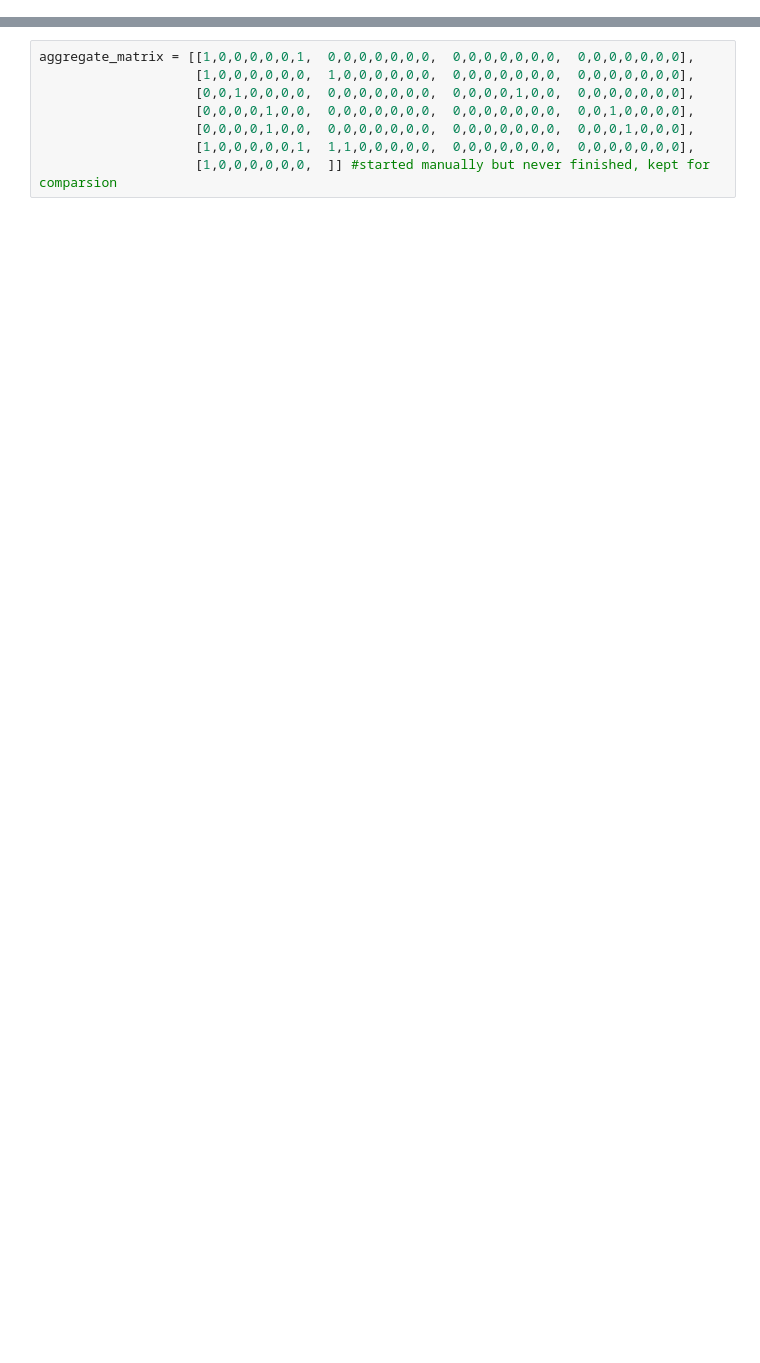
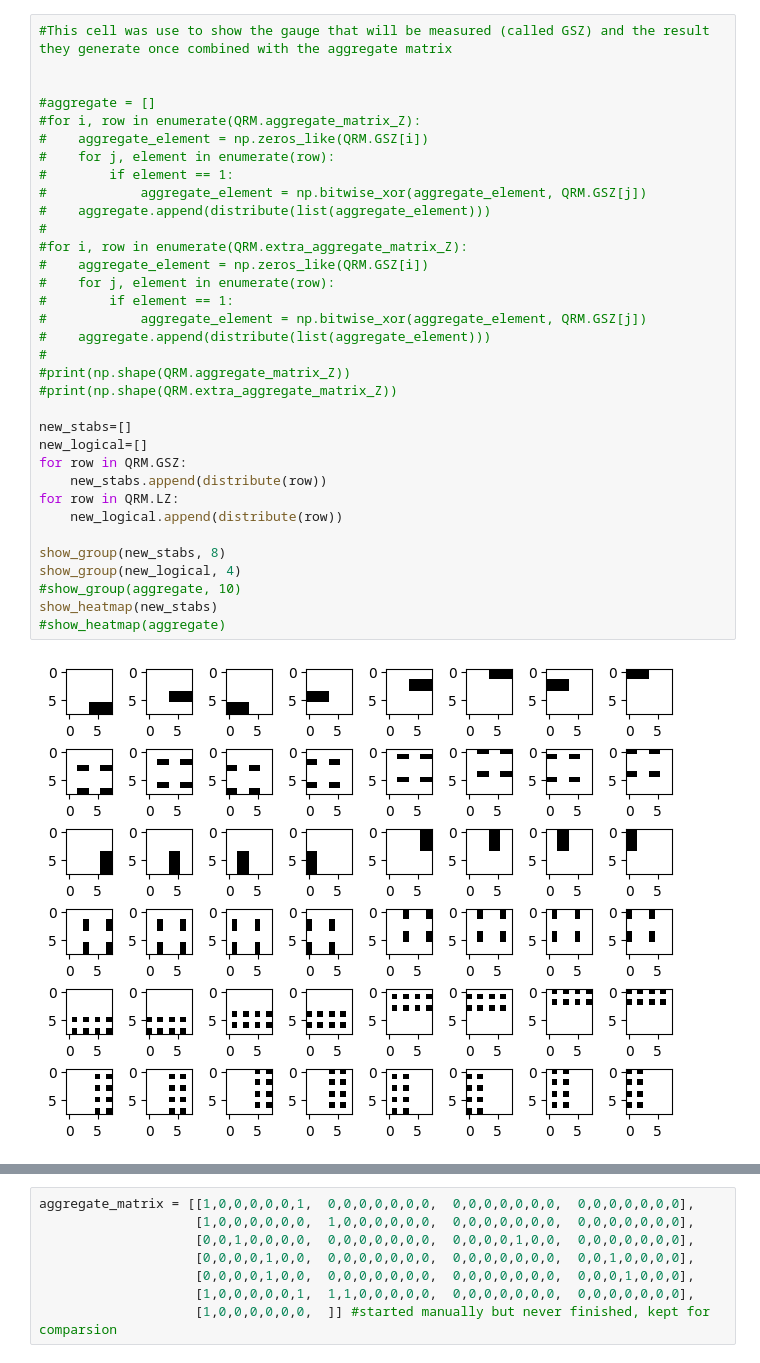
Before and after one commit to Calugorron/LDPC-RM-code, a Jupyter notebook: Gauge_search.ipynb, the cells around one changed output, grey strips where cells are left out. Cells and saved outputs as stored; diff of their text form; blank space fills up the shorter version.

```diff
--- a/Gauge_search.ipynb
+++ b/Gauge_search.ipynb
@@ -74,0 +150,36 @@ All stabilizers have weight reduced from the gauges
+# %%
+#This cell was use to show the gauge that will be measured (called GSZ) and the result they generate once combined with the aggregate matrix
+
+
+#aggregate = []
+#for i, row in enumerate(QRM.aggregate_matrix_Z):
+#    aggregate_element = np.zeros_like(QRM.GSZ[i])
+#    for j, element in enumerate(row):
+#        if element == 1:
+#            aggregate_element = np.bitwise_xor(aggregate_element, QRM.GSZ[j])
+#    aggregate.append(distribute(list(aggregate_element)))
+#
+#for i, row in enumerate(QRM.extra_aggregate_matrix_Z):
+#    aggregate_element = np.zeros_like(QRM.GSZ[i])
+#    for j, element in enumerate(row):
+#        if element == 1:
+#            aggregate_element = np.bitwise_xor(aggregate_element, QRM.GSZ[j])
+#    aggregate.append(distribute(list(aggregate_element)))
+#
+#print(np.shape(QRM.aggregate_matrix_Z))
+#print(np.shape(QRM.extra_aggregate_matrix_Z))
+
+new_stabs=[]
+new_logical=[]
+for row in QRM.GSZ:
+    new_stabs.append(distribute(row))
+for row in QRM.LZ:
+    new_logical.append(distribute(row))
+
+show_group(new_stabs, 8)
+show_group(new_logical, 4)
+#show_group(aggregate, 10)
+show_heatmap(new_stabs)
+#show_heatmap(aggregate)
+# %% [output]
+[figure, added]
```
Also changed, not shown: parts of 11 cells of this notebook, 23 other files.
